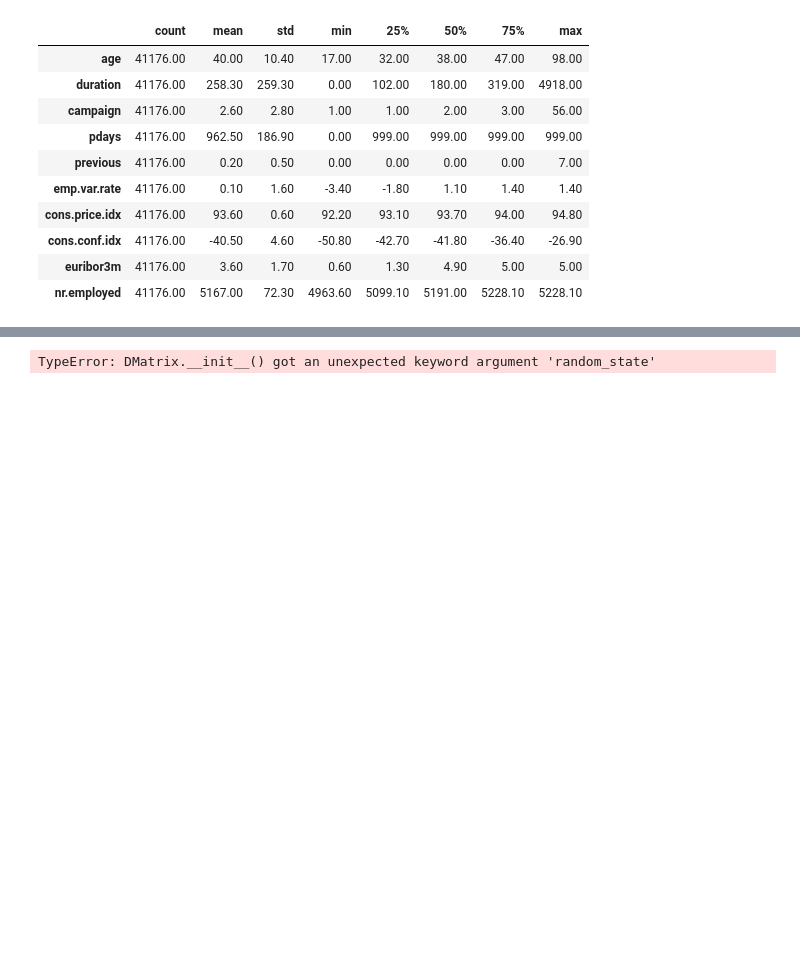
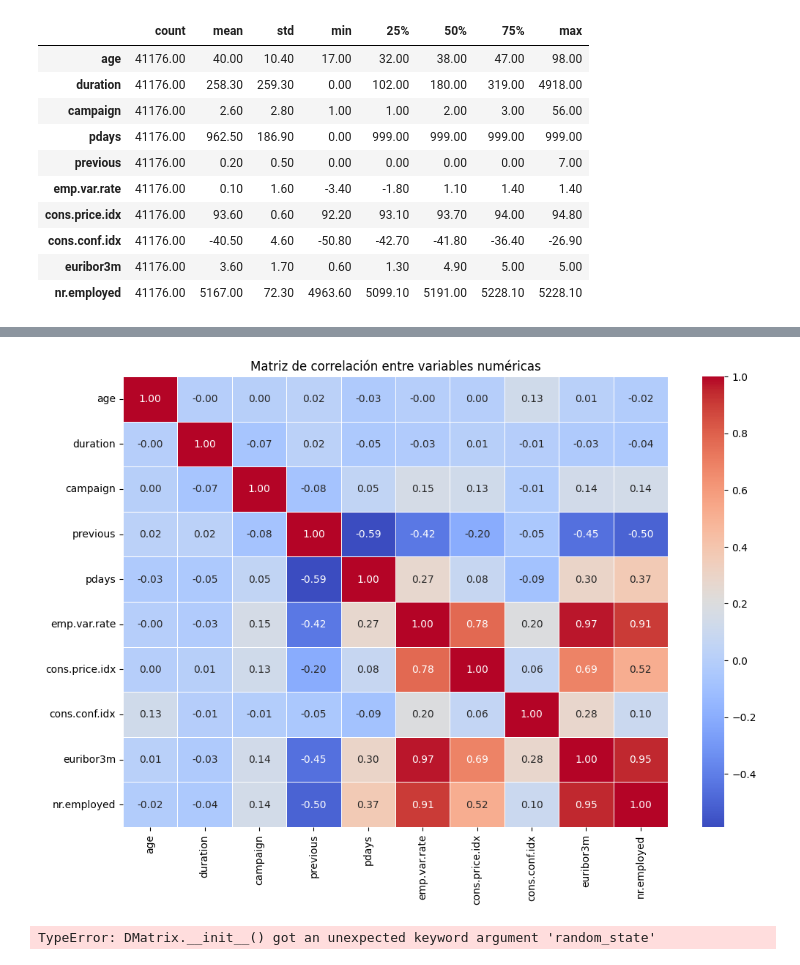
Before and after one commit to 4GeeksAcademy/Pauline-Your-first-ML-algorithm, a Jupyter notebook: src/explore.ipynb, the cells around one changed output, grey strips where cells are left out. Cells and saved outputs as stored; diff of their text form; code cells hidden in the pictures; blank space fills up the shorter version.

```diff
--- a/src/explore.ipynb
+++ b/src/explore.ipynb
@@ -176,3 +253,12 @@ msno.matrix(df)
+# %%
+# Matriz de correlación de variables numéricas
+correlation_matrix = df[num_vars].corr()
+plt.figure(figsize=(12, 8))
+sns.heatmap(correlation_matrix, annot=True, cmap='coolwarm', fmt=".2f", linewidths=0.5)
+plt.title('Matriz de correlación entre variables numéricas')
+plt.show()
+# %% [output]
+[figure, added]
 # %%
 #Definimos X e Y para dividir el data set entre set y train
 X = df.drop(['y'], axis=1)
```
Also changed, not shown: parts of 18 cells of this notebook.
